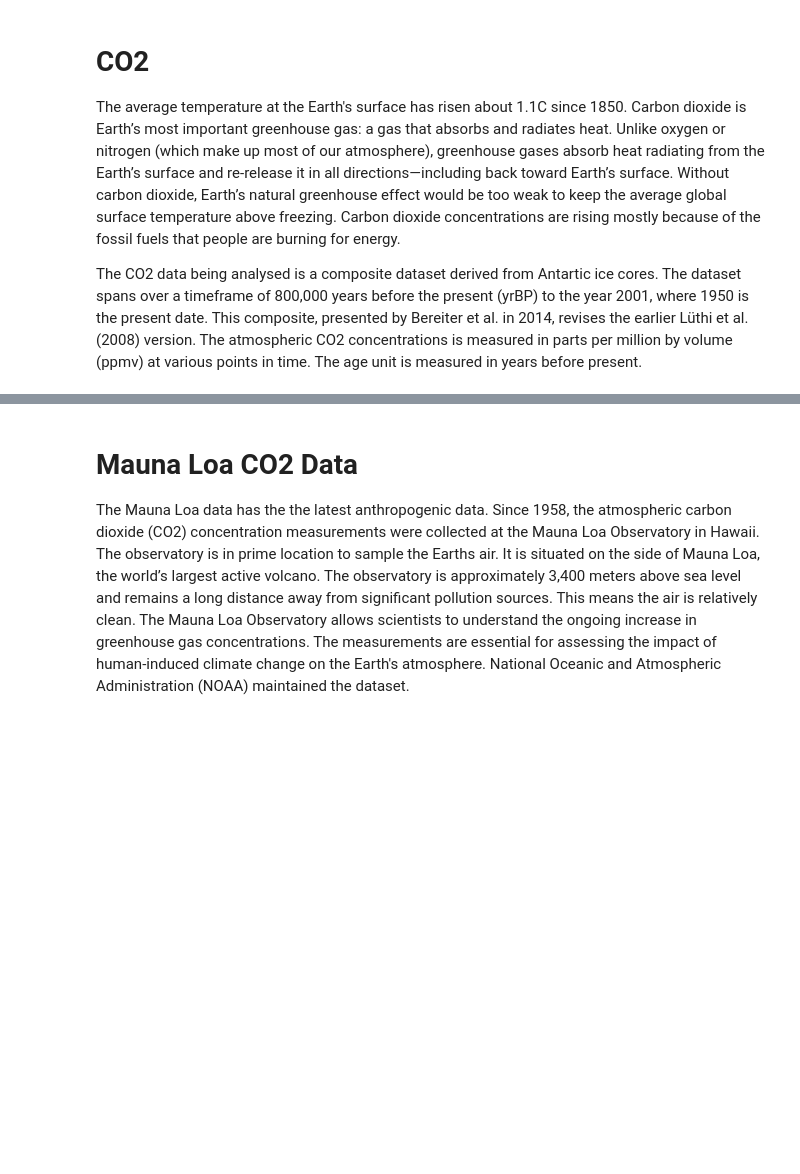
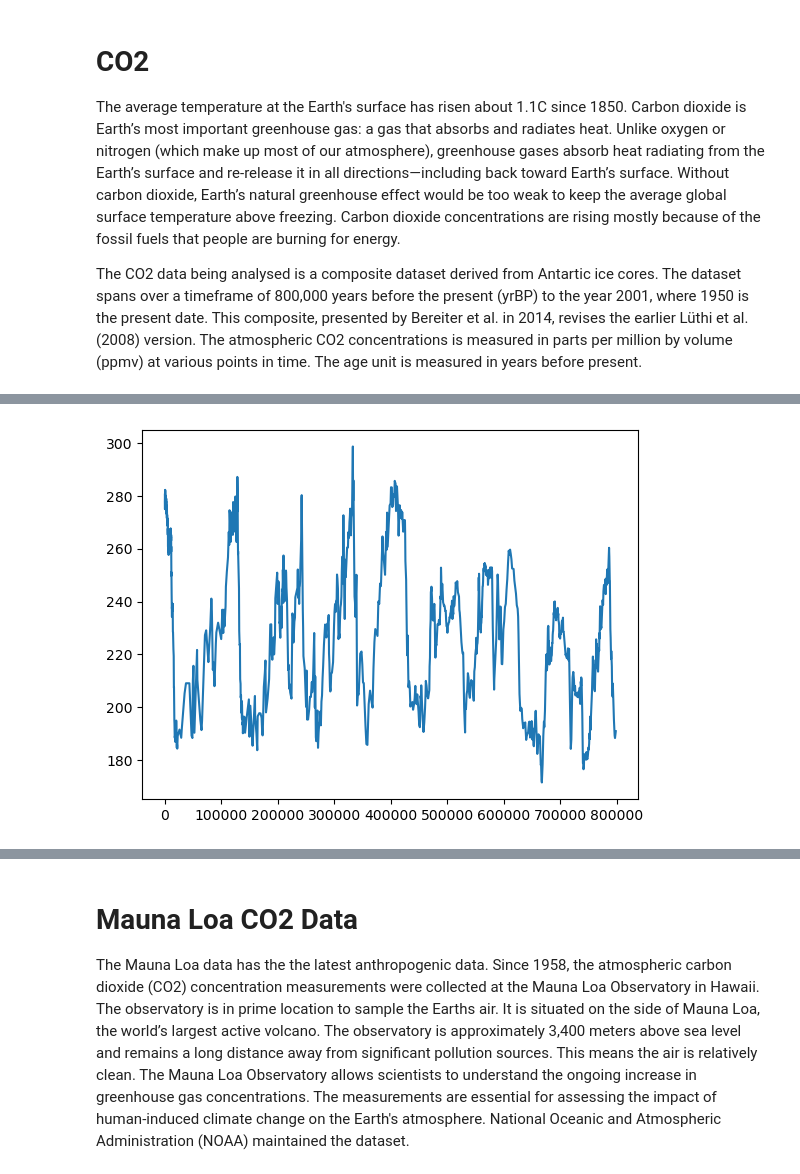
Before and after one commit to keithmmc/pda2, a Jupyter notebook: project2.ipynb, the cells around one changed output, grey strips where cells are left out. Drawn from its saved outputs; the diff is of its cells as text; code cells hidden in the pictures; blank space fills up the shorter version.

```diff
--- a/project2.ipynb
+++ b/project2.ipynb
@@ -299,3 +298,6 @@ plt.show()
 The average temperature at the Earth's surface has risen about 1.1C since 1850. Carbon dioxide is Earth’s most important greenhouse gas: a gas that absorbs and radiates heat. Unlike oxygen or nitrogen (which make up most of our atmosphere), greenhouse gases absorb heat radiating from the Earth’s surface and re-release it in all directions—including back toward Earth’s surface. Without carbon dioxide, Earth’s natural greenhouse effect would be too weak to keep the average global surface temperature above freezing. Carbon dioxide concentrations are rising mostly because of the fossil fuels that people are burning for energy.
 
 The CO2 data being analysed is a composite dataset derived from Antartic ice cores. The dataset spans over a timeframe of 800,000 years before the present (yrBP) to the year 2001, where 1950 is the present date. This composite, presented by Bereiter et al. in 2014, revises the earlier Lüthi et al. (2008) version. The atmospheric CO2 concentrations is measured in parts per million by volume (ppmv) at various points in time. The age unit is measured in years before present.
+# %%
+nature = pd.read_excel('data/nature.xlsx',sheet_name='3.  Composite CO2' ,skiprows=range(6))
+nature
@@ -302 +318,6 @@ The CO2 data being analysed is a composite dataset derived from Antartic ice cor
+# %%
+plt.plot(nature['EDC3_gas_a (yr)'],nature['CO2 (ppmv)'])
+plt.show()
+# %% [output]
+[figure, added]
 # %%
```
Also changed, not shown: parts of 36 cells of this notebook.
